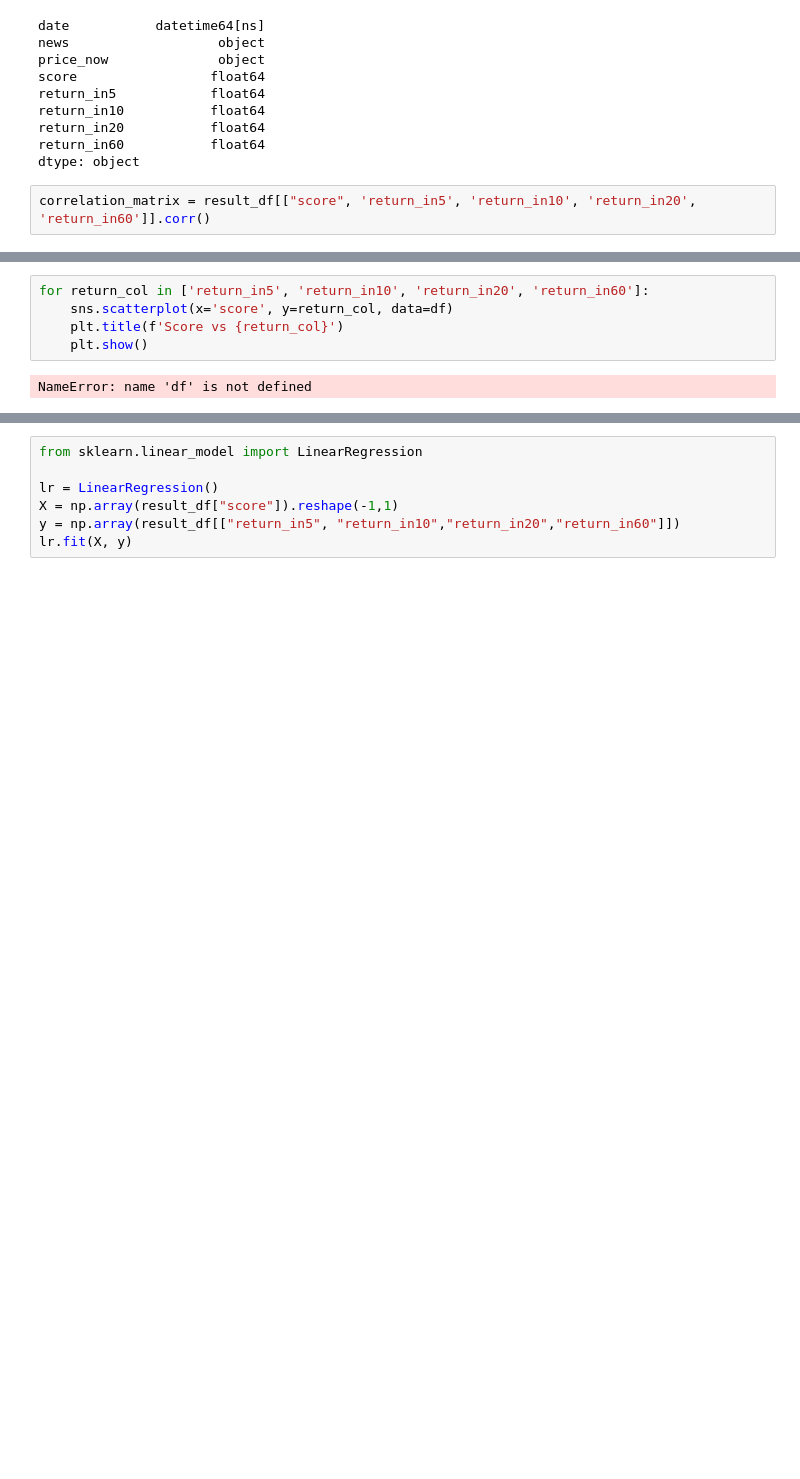
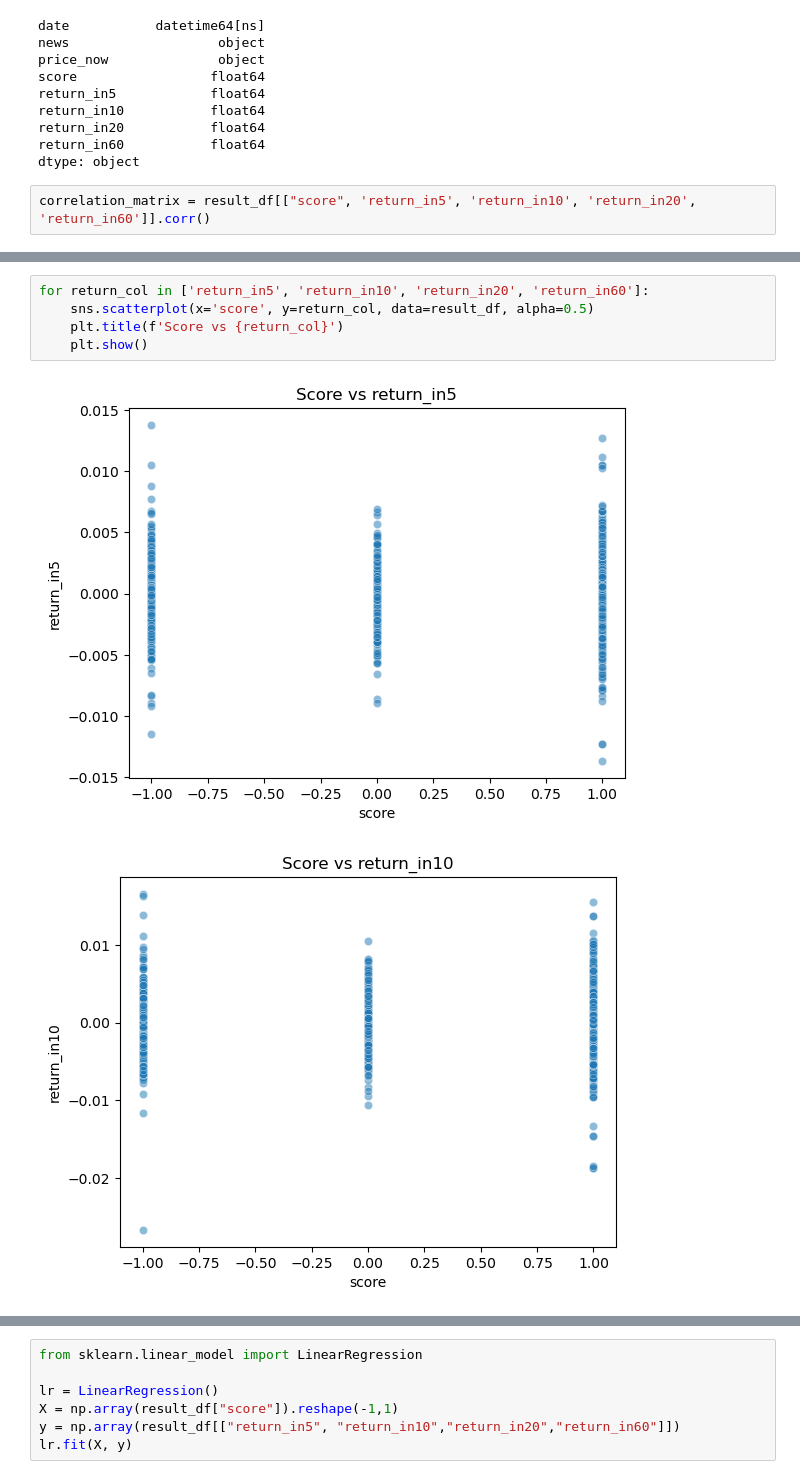
Before and after one commit to YiyangShao/MATH585_final_proj, a Jupyter notebook: EDA_on_return/eda_on_score_return.ipynb, the cells around one changed output, grey strips where cells are left out. Cells and saved outputs as stored; diff of their text form; blank space fills up the shorter version.

```diff
--- a/EDA_on_return/eda_on_score_return.ipynb
+++ b/EDA_on_return/eda_on_score_return.ipynb
@@ -145,7 +166,8 @@ plt.show()
 # %%
 for return_col in ['return_in5', 'return_in10', 'return_in20', 'return_in60']:
-    sns.scatterplot(x='score', y=return_col, data=df)
+    sns.scatterplot(x='score', y=return_col, data=result_df, alpha=0.5)
     plt.title(f'Score vs {return_col}')
     plt.show()
 # %% [output]
-NameError: name 'df' is not defined
+[figure, added]
+[figure, added]
```
Also changed, not shown: parts of 8 cells of this notebook, 5 other files.
